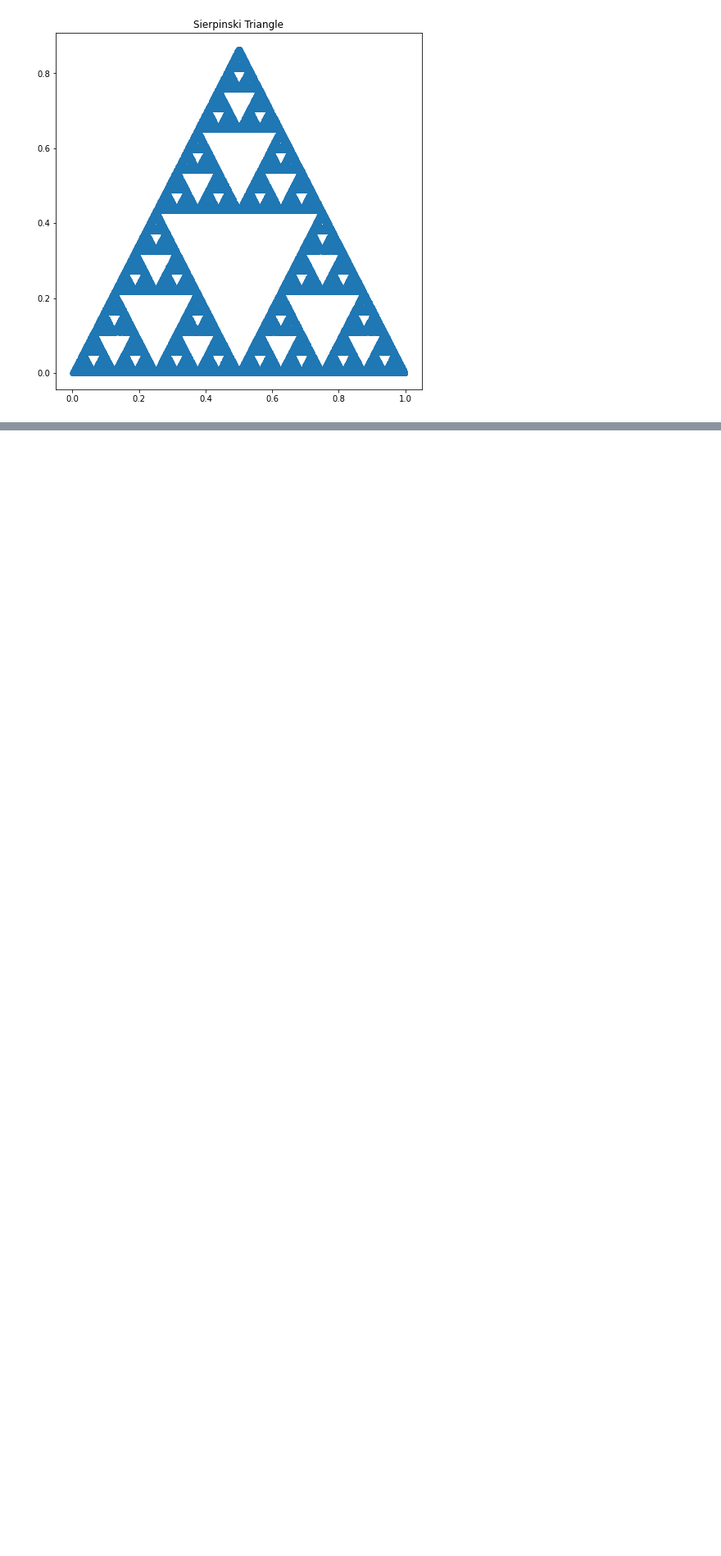
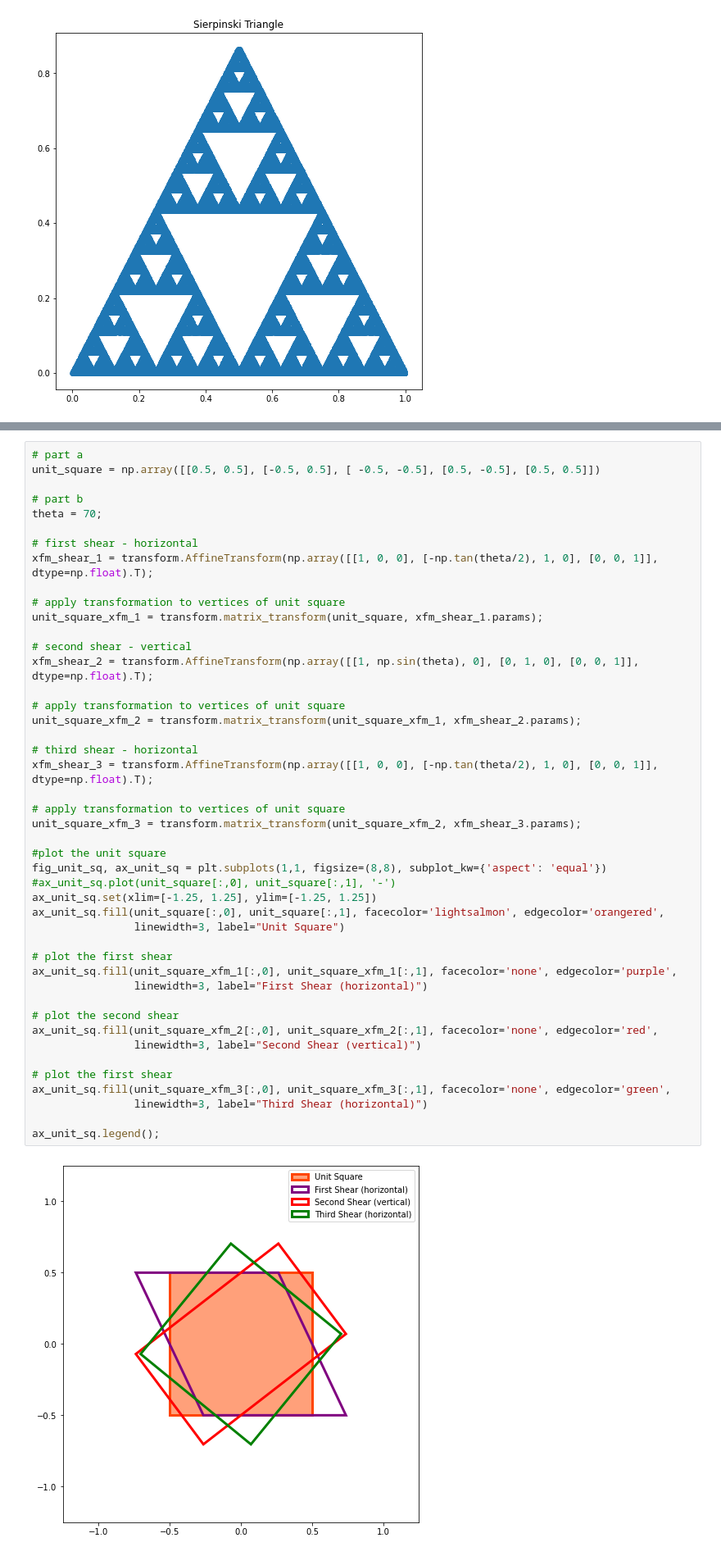
Before and after one commit to ecolon08/Digital-Image-Processing, a Jupyter notebook: Transformations/ec_dip_transformations_01.ipynb, the cells around one changed output, grey strips where cells are left out. Shown: that part at 82% size. Drawn from its saved outputs; the diff is of its cells as text; blank space fills up the shorter version.

```diff
--- a/Transformations/ec_dip_transformations_01.ipynb
+++ b/Transformations/ec_dip_transformations_01.ipynb
@@ -571,0 +597,47 @@ ax_sierp.set_title("Sierpinski Triangle");
+# %%
+# part a
+unit_square = np.array([[0.5, 0.5], [-0.5, 0.5], [ -0.5, -0.5], [0.5, -0.5], [0.5, 0.5]])
+
+# part b
+theta = 70;
+
+# first shear - horizontal
+xfm_shear_1 = transform.AffineTransform(np.array([[1, 0, 0], [-np.tan(theta/2), 1, 0], [0, 0, 1]], dtype=np.float).T);
+
+# apply transformation to vertices of unit square
+unit_square_xfm_1 = transform.matrix_transform(unit_square, xfm_shear_1.params);
+
+# second shear - vertical
+xfm_shear_2 = transform.AffineTransform(np.array([[1, np.sin(theta), 0], [0, 1, 0], [0, 0, 1]], dtype=np.float).T);
+
+# apply transformation to vertices of unit square
+unit_square_xfm_2 = transform.matrix_transform(unit_square_xfm_1, xfm_shear_2.params);
+
+# third shear - horizontal
+xfm_shear_3 = transform.AffineTransform(np.array([[1, 0, 0], [-np.tan(theta/2), 1, 0], [0, 0, 1]], dtype=np.float).T);
+
+# apply transformation to vertices of unit square
+unit_square_xfm_3 = transform.matrix_transform(unit_square_xfm_2, xfm_shear_3.params);
+
+#plot the unit square
+fig_unit_sq, ax_unit_sq = plt.subplots(1,1, figsize=(8,8), subplot_kw={'aspect': 'equal'})
+#ax_unit_sq.plot(unit_square[:,0], unit_square[:,1], '-')
+ax_unit_sq.set(xlim=[-1.25, 1.25], ylim=[-1.25, 1.25])
+ax_unit_sq.fill(unit_square[:,0], unit_square[:,1], facecolor='lightsalmon', edgecolor='orangered',
+                linewidth=3, label="Unit Square")
+
+# plot the first shear
+ax_unit_sq.fill(unit_square_xfm_1[:,0], unit_square_xfm_1[:,1], facecolor='none', edgecolor='purple',
+                linewidth=3, label="First Shear (horizontal)")
+
+# plot the second shear
+ax_unit_sq.fill(unit_square_xfm_2[:,0], unit_square_xfm_2[:,1], facecolor='none', edgecolor='red',
+                linewidth=3, label="Second Shear (vertical)")
+
+# plot the first shear
+ax_unit_sq.fill(unit_square_xfm_3[:,0], unit_square_xfm_3[:,1], facecolor='none', edgecolor='green',
+                linewidth=3, label="Third Shear (horizontal)")
+
+ax_unit_sq.legend();
+# %% [output]
+[figure, added]
```
Also changed, not shown: parts of 2 cells of this notebook.
